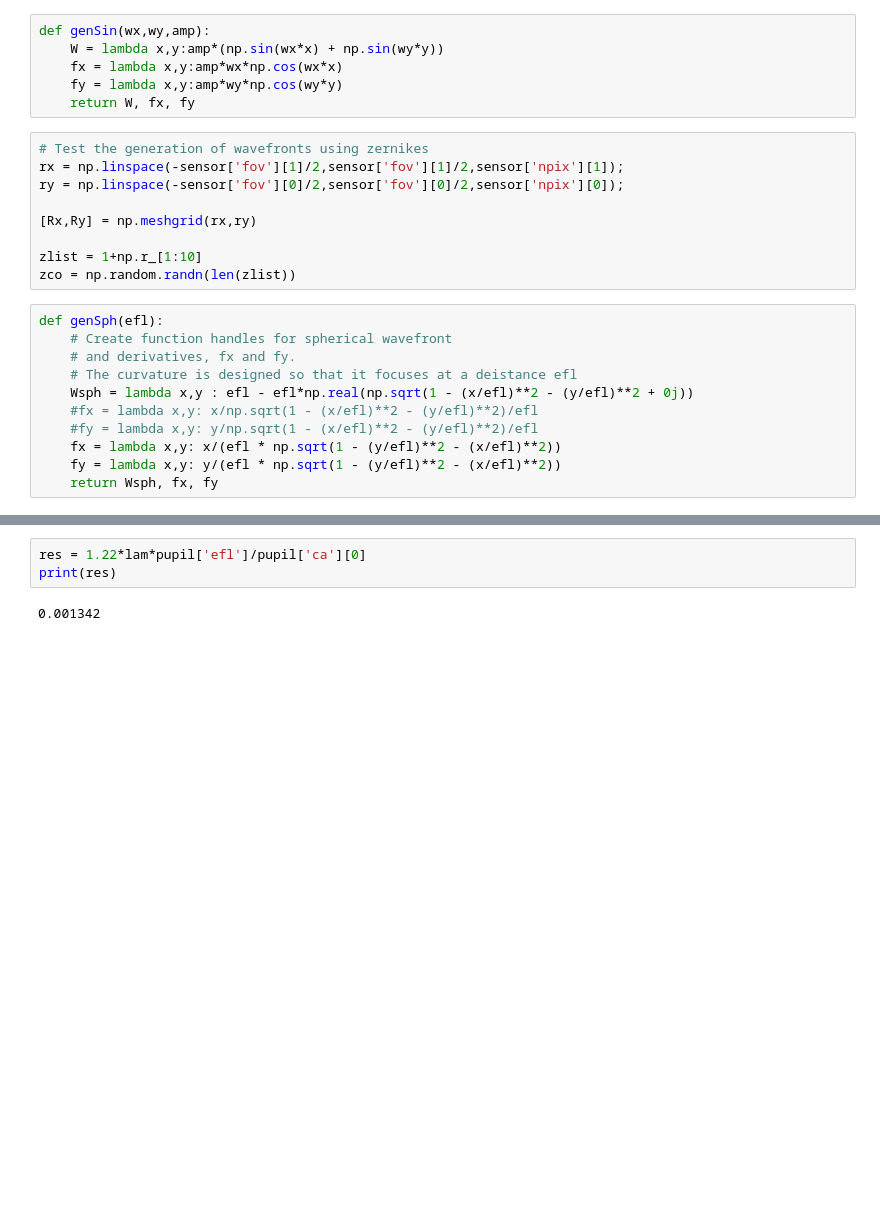
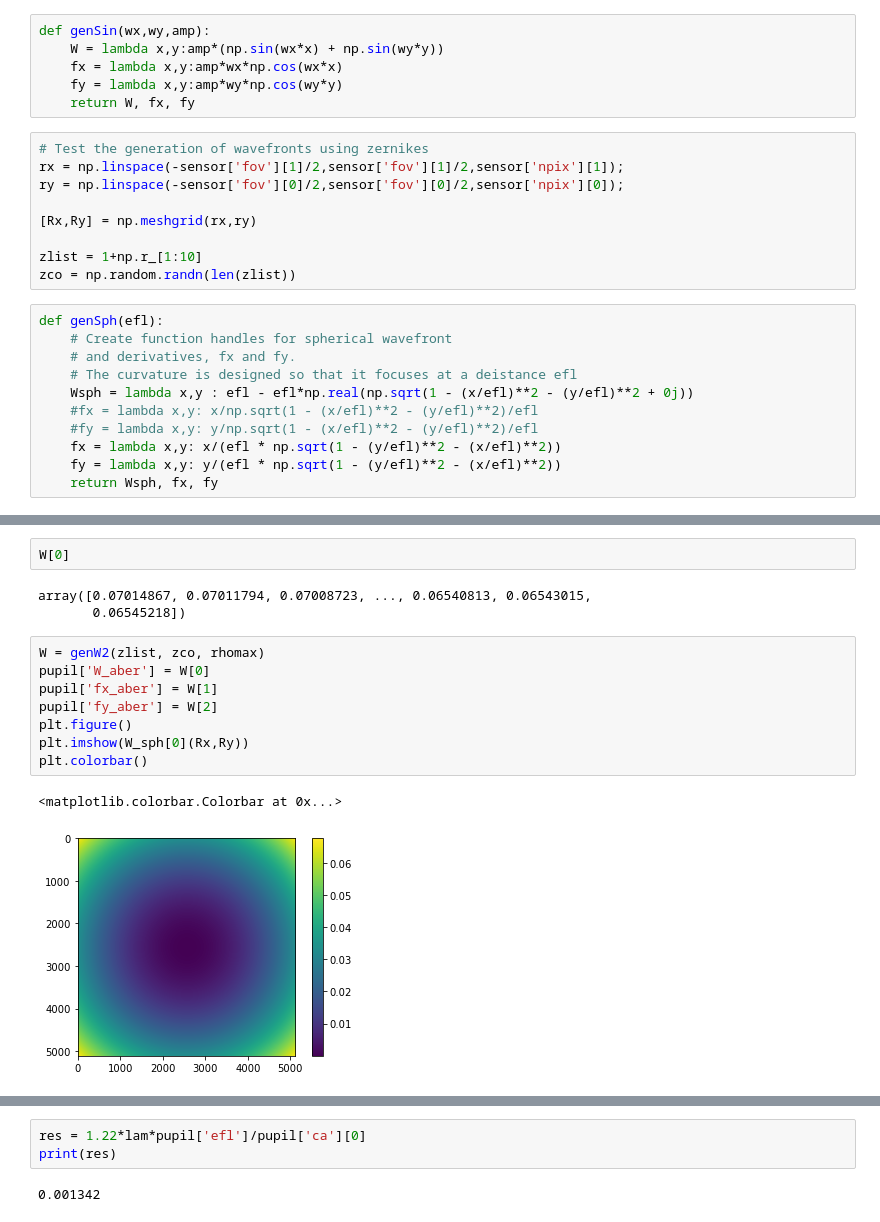
Before and after one commit to antipa/optics, a Jupyter notebook: huygens_PSF.ipynb, the cells around one changed output, grey strips where cells are left out. Saved outputs shown, nothing was run; the diff lists cells and outputs as text; blank space fills up the shorter version.

```diff
--- a/huygens_PSF.ipynb
+++ b/huygens_PSF.ipynb
@@ -159,0 +172,16 @@ pupil['fy_sin'] = W_sin[2]
+# %%
+W[0]
+# %% [output]
+array([0.07014867, 0.07011794, 0.07008723, ..., 0.06540813, 0.06543015,
+       0.06545218])
+# %%
+W = genW2(zlist, zco, rhomax)
+pupil['W_aber'] = W[0]
+pupil['fx_aber'] = W[1]
+pupil['fy_aber'] = W[2]
+plt.figure()
+plt.imshow(W_sph[0](Rx,Ry))
+plt.colorbar()
+# %% [output]
+<matplotlib.colorbar.Colorbar at 0x...>
+[figure, added]
```
Also changed, not shown: parts of 17 cells of this notebook.
